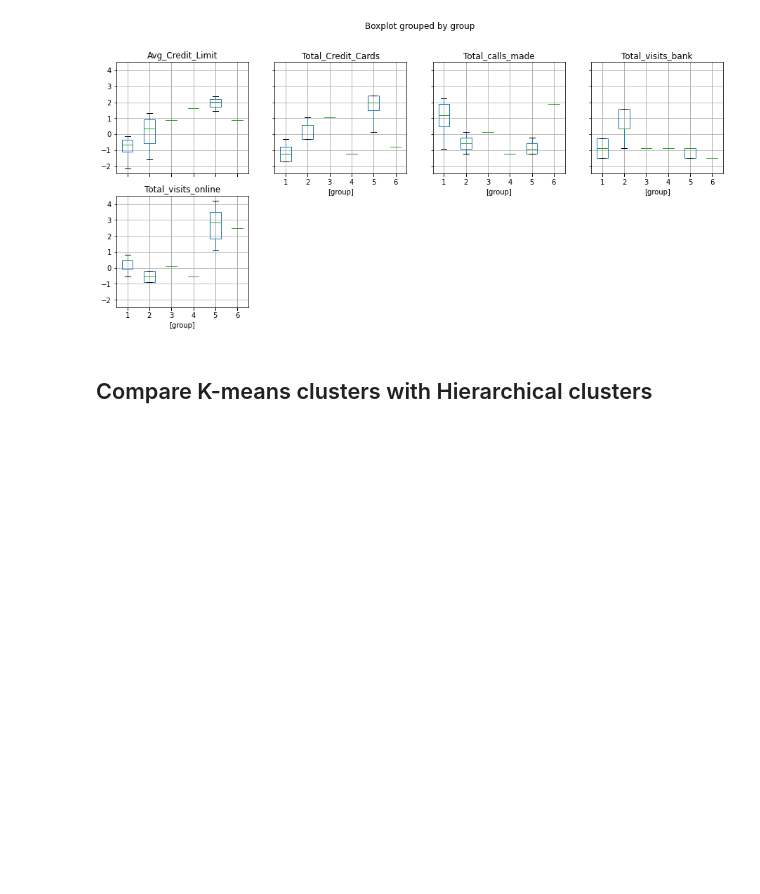
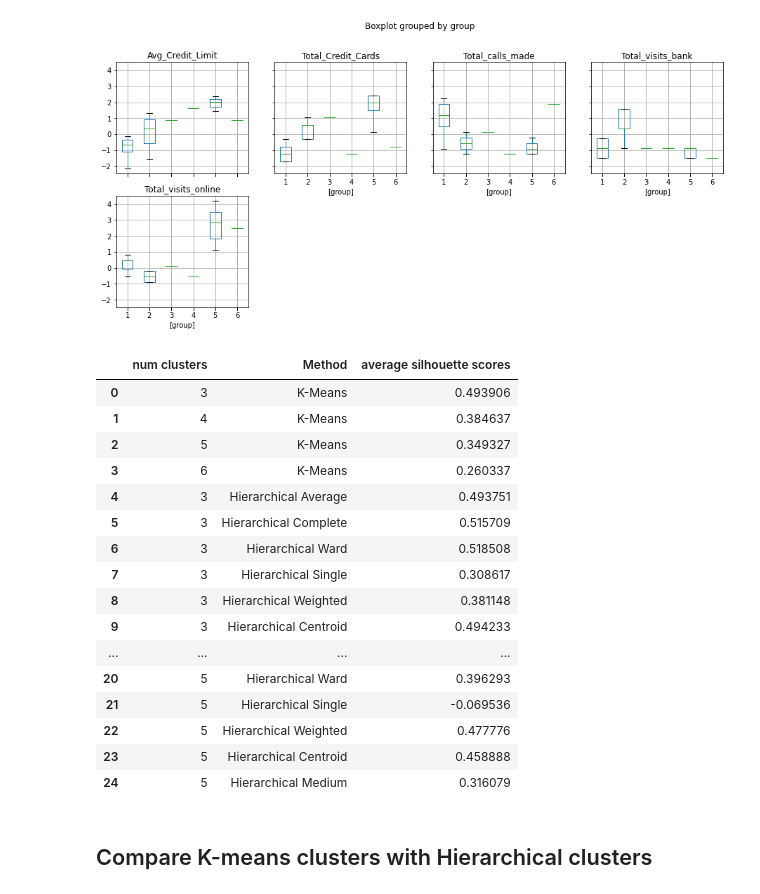
Before and after one commit to GreatLearningAIML1/gl-pgp-aiml-uta-intl-may20-bunty-sunbird, a Jupyter notebook: project/AllBankCustomerSegmentation/Customer_Segmentation.ipynb, the cells around one changed output. Cells and saved outputs as stored; diff of their text form; code cells hidden in the pictures; blank space fills up the shorter version.

```diff
--- a/project/AllBankCustomerSegmentation/Customer_Segmentation.ipynb
+++ b/project/AllBankCustomerSegmentation/Customer_Segmentation.ipynb
@@ -364,6 +364,10 @@ Text(0.5, 1.0, 'Selecting k with extra help from silhouette_scores')
 # But, even from 3 to 4, it converged a bit with the 2nd best silhoutte score. It may be worth getting the clusters
 # at 4 as well and therefore the next best 'k' value is 4. 3 segments is a good choice since it converged very less
 # after 3 segments and silhouette score is also high at 3
+# %%
+sh_scores = []
+method = []
+num_of_clusters = []
 # %%
 def kmeans_analysis(k):
 
@@ -1381,5 +1414,27 @@ Silhoutte:  0.3160792119699668
 
 # Group 4 and Group 4 have only one customer and therefore even with 5 group it was able to
 # categorize the customers into 3 broad groups. This says that there are mainly 3 groups
+# %%
+clusters_df = pd.DataFrame({"num clusters": num_of_clusters, "Method": method,
+                           "average silhouette scores": sh_scores})
+clusters_df
+# %% [output]
+|  | num clusters | Method | average silhouette scores |
+| 0 | 3 | K-Means | 0.493906 |
+| 1 | 4 | K-Means | 0.384637 |
+| 2 | 5 | K-Means | 0.349327 |
+| 3 | 6 | K-Means | 0.260337 |
+| 4 | 3 | Hierarchical Average | 0.493751 |
+| 5 | 3 | Hierarchical Complete | 0.515709 |
+| 6 | 3 | Hierarchical Ward | 0.518508 |
+| 7 | 3 | Hierarchical Single | 0.308617 |
+| 8 | 3 | Hierarchical Weighted | 0.381148 |
+| 9 | 3 | Hierarchical Centroid | 0.494233 |
+| ... | ... | ... | ... |
+| 20 | 5 | Hierarchical Ward | 0.396293 |
+| 21 | 5 | Hierarchical Single | -0.069536 |
+| 22 | 5 | Hierarchical Weighted | 0.477776 |
+| 23 | 5 | Hierarchical Centroid | 0.458888 |
+| 24 | 5 | Hierarchical Medium | 0.316079 |
 # %% [markdown]
 ## Compare K-means clusters with Hierarchical clusters
```
Also changed, not shown: parts of 33 cells of this notebook, 1 other file.
